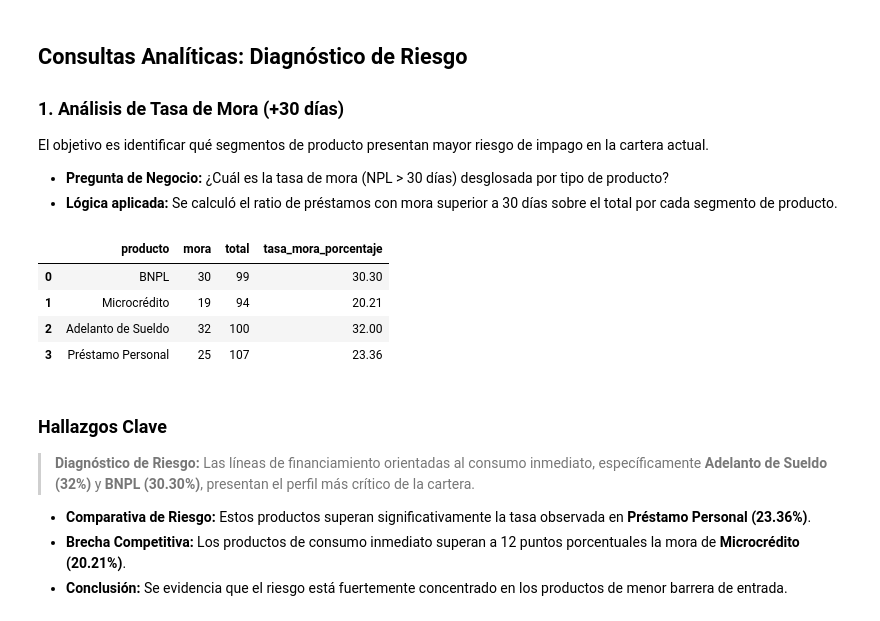
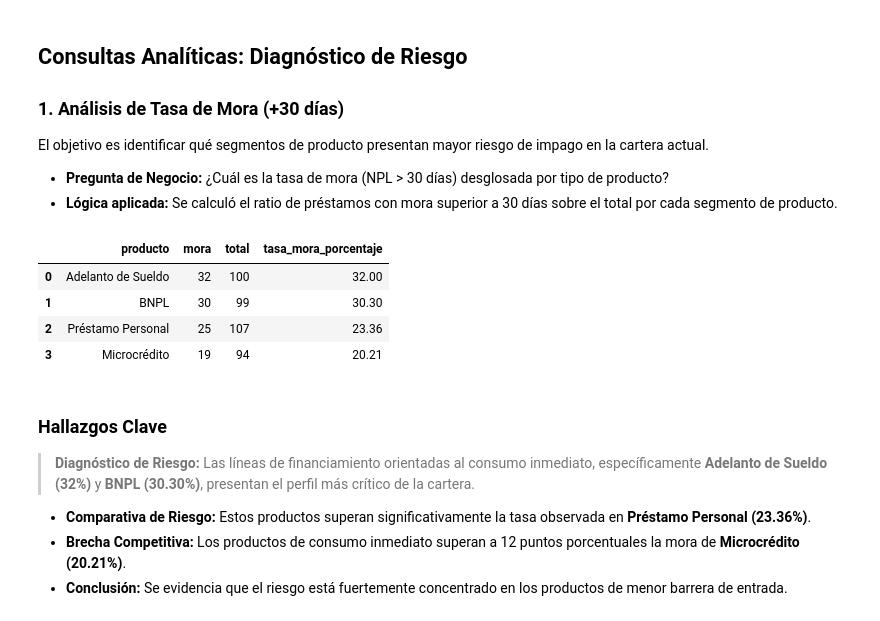
Before and after one commit to FrancoRobottiWork/Analista-de-Proyeccion-de-Riesgo, a Jupyter notebook: notebooks/02_sql_analitico.ipynb, the cells around one changed output. Cells and saved outputs as stored; diff of their text form; code cells hidden in the pictures.

```diff
--- a/notebooks/02_sql_analitico.ipynb
+++ b/notebooks/02_sql_analitico.ipynb
@@ -64,22 +62,23 @@ El objetivo es identificar qué segmentos de producto presentan mayor riesgo de
 # %%
 tasa_de_mora_mas30dias = """
 SELECT
     producto,
     count(case when dias_mora>30 then 1 end) as mora,
     count(*) as total,
     round(count(case when dias_mora>30 then 1 end) * 100 / count(*), 2) as tasa_mora_porcentaje
 FROM df_cartera_final as c
 group by producto
+order by tasa_mora_porcentaje desc
 """
 
 df_mora30dias = duckdb.query(tasa_de_mora_mas30dias).df()
 df_mora30dias
 # %% [output]
 |  | producto | mora | total | tasa_mora_porcentaje |
-| 0 | BNPL | 30 | 99 | 30.30 |
-| 1 | Microcrédito | 19 | 94 | 20.21 |
-| 2 | Adelanto de Sueldo | 32 | 100 | 32.00 |
-| 3 | Préstamo Personal | 25 | 107 | 23.36 |
+| 0 | Adelanto de Sueldo | 32 | 100 | 32.00 |
+| 1 | BNPL | 30 | 99 | 30.30 |
+| 2 | Préstamo Personal | 25 | 107 | 23.36 |
+| 3 | Microcrédito | 19 | 94 | 20.21 |
 # %% [markdown]
 ### Hallazgos Clave
 
```
Also changed, not shown: parts of 1 cell of this notebook, 3 other files.
